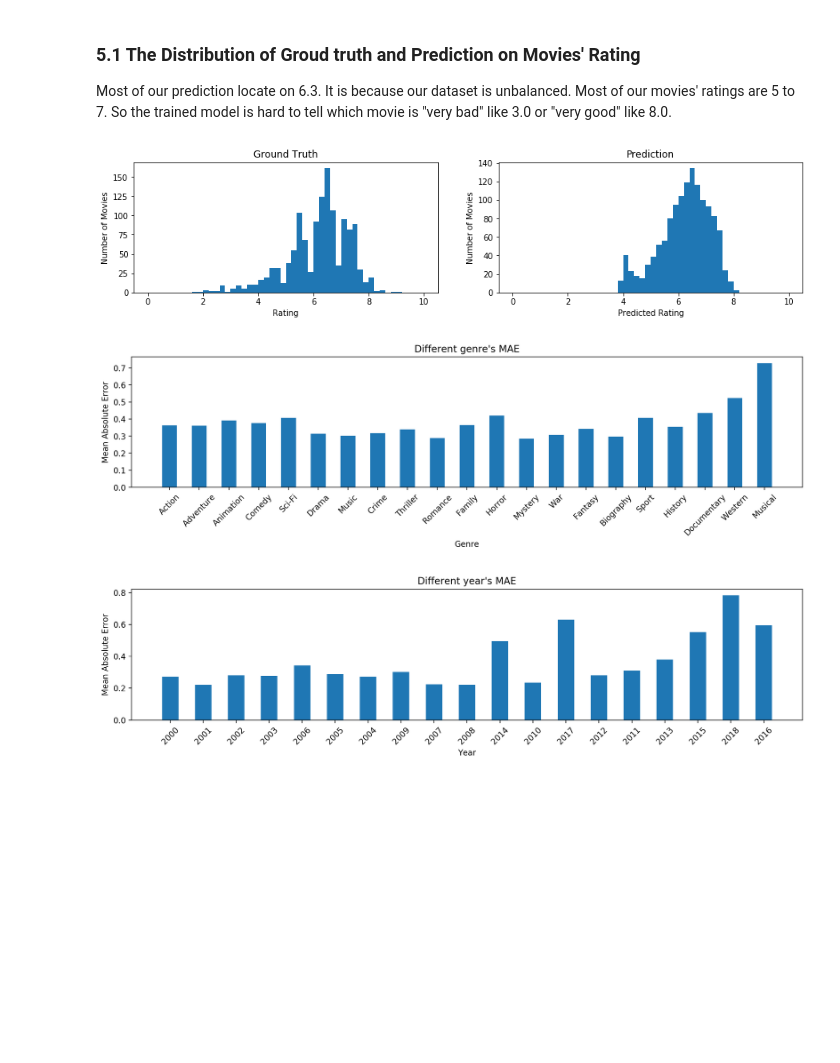
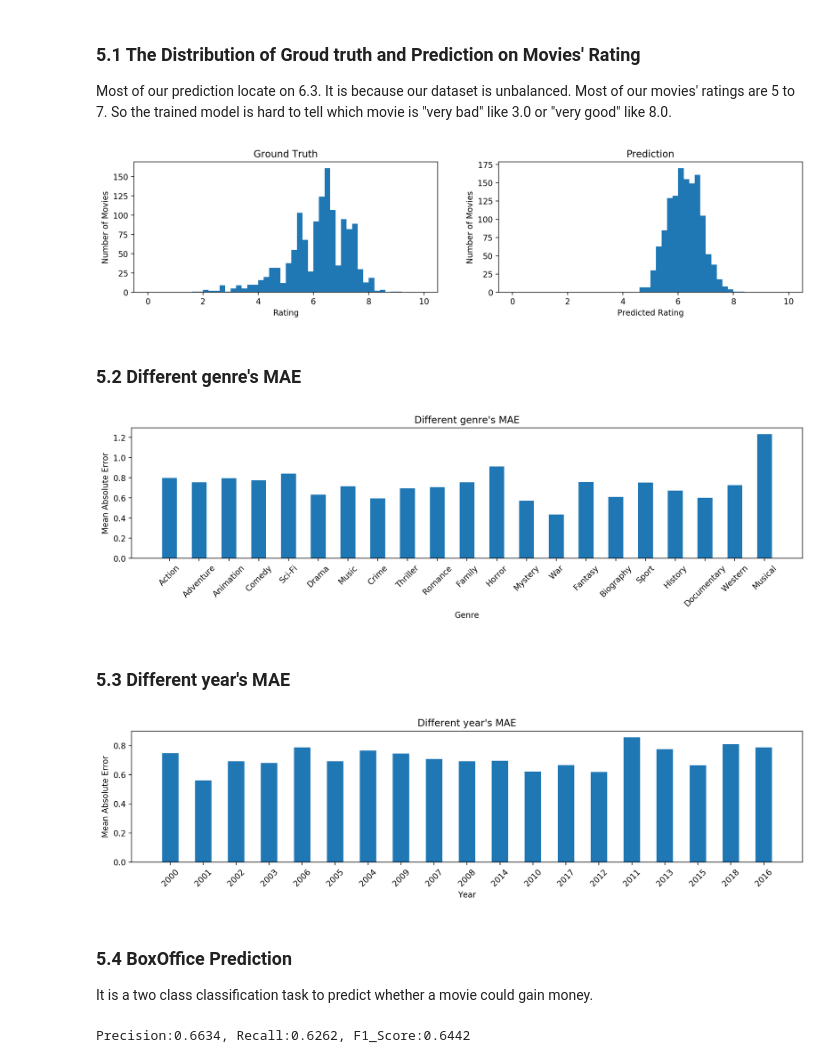
Before and after one commit to pupboss/CE7454-Project-Fall2019, a Jupyter notebook: notebook/notebook.ipynb, the cells around one changed output. Drawn from its saved outputs; the diff is of its cells as text; code cells hidden in the pictures; blank space fills up the shorter version.

```diff
--- a/notebook/notebook.ipynb
+++ b/notebook/notebook.ipynb
@@ -453,21 +437,33 @@ def val(val_loader, model):
 
     model.eval() # disable dropout
     loss = 0
+    lstm_gate_weight = 0
+    img_gate_weight = 0
     predict_rating_group = []
     with torch.no_grad(): # save memory
         for (rating, attributes, actor, writer, director, genre, seq, seq_len, img, profitable_label) in tqdm(val_loader):
 
-            predicted_rating = model(attributes, actor, writer, director, genre, seq, seq_len, img)
+            predicted_rating, lstm_gate, img_gate = model(attributes, actor, writer, director, genre, seq, seq_len, img)
 
             predicted_rating = predicted_rating.squeeze(1).detach().cpu().numpy()
+            lstm_gate = lstm_gate.detach().cpu().numpy()
+            img_gate = img_gate.detach().cpu().numpy()
+            lstm_gate_weight += lstm_gate
+            img_gate_weight += img_gate
             rating = rating.squeeze(1).detach().cpu().numpy()
             loss += abs(predicted_rating - rating).sum()
             predict_rating_group.append(predicted_rating)
 
-        print("Validation Result:{:.3f}".format(float(loss/(len(val_loader))/1)))
-    return predict_rating_group
+        Rating_MAE = float(loss/(len(val_loader))/1)
+        Rating_LSTM_GATE = float(lstm_gate_weight/(len(val_loader))/1)
+        Rating_CNN_GATE = float(img_gate_weight/(len(val_loader))/1)
+        print("Validation Result:{:.3f}".format(Rating_MAE))
+        print("LSTM Gate:{:.3f}".format(Rating_LSTM_GATE))
+        print("CNN Gate:{:.3f}".format(Rating_CNN_GATE))
 
-with open("../model/rating_model/lookuptable.pkl",'rb') as f:
+    return predict_rating_group, Rating_MAE, Rating_LSTM_GATE, Rating_CNN_GATE
+
+with open("../model/Proposed_Solution/lookuptable.pkl",'rb') as f:
     lookuptable = pickle.load(f)
 
 model = RatingModel(lookuptable.cal_len('actor'),
@@ -484,5 +480,5 @@ val_loader = DataLoader(IMDB("../data/val.tsv", lookuptable),
                         shuffle=False)
 
 predict_rating_group = []
-predict_rating_group = val(val_loader, model)
+predict_rating_group, Rating_MAE, Rating_LSTM_GATE, Rating_CNN_GATE = val(val_loader, model)
 # %% [output]
@@ -559,30 +563,32 @@ Pre: 0.877 , Recall: 0.868 , F1: 0.872
 Most of our prediction locate on 6.3. It is because our dataset is unbalanced. Most of our movies' ratings are 5 to 7. So the trained model is hard to tell which movie is "very bad" like 3.0 or "very good" like 8.0.
 # %%
 val = pd.read_csv("../data/val.tsv", sep='\t', index_col=0)
-plt.figure(figsize=(15,3))
+plt.figure(figsize=(15,3),dpi=200)
 plt.subplot(121)
 plt.hist(val['averageRating'], bins=50, range=(0,10))
 plt.title("Ground Truth")
 plt.xlabel("Rating")
 plt.ylabel("Number of Movies")
 
 predict_val = []
 for rating in predict_rating_group:
     rating = rating[0]
     predict_val.append(rating)
 val['predicted_rating'] = predict_val
 
 plt.subplot(122)
 plt.hist(val['predicted_rating'], bins=50, range=(0,10))
 plt.title("Prediction")
 plt.xlabel("Predicted Rating")
 plt.ylabel("Number of Movies")
 plt.show()
 # %% [output]
-[figure, old version]
+[figure, new version]
 # %%
 val.to_csv("../data/val_with_predicted_rating.tsv",sep='\t')
 val = pd.read_csv("../data/val_with_predicted_rating.tsv",sep='\t',index_col=0)
+# %% [markdown]
+### 5.2 Different genre's MAE
 # %%
 genres = {}
 for row in val.iterrows():
@@ -607,7 +613,9 @@ plt.xlabel("Genre")
 plt.ylabel("Mean Absolute Error")
 plt.show()
 # %% [output]
-[figure, old version]
+[figure, new version]
+# %% [markdown]
+### 5.3 Different year's MAE
 # %%
 years = {}
 for row in val.iterrows():
@@ -630,4 +638,12 @@ plt.xlabel("Year")
 plt.ylabel("Mean Absolute Error")
 plt.show()
 # %% [output]
-[figure, old version]
+[figure, new version]
+# %% [markdown]
+### 5.4 BoxOffice Prediction
+
+It is a two class classification task to predict whether a movie could gain money.
+# %%
+print("Precision:{:.4f}, Recall:{:.4f}, F1_Score:{:.4f}".format(Pre,Recall,F1_Score))
+# %% [output]
+Precision:0.6634, Recall:0.6262, F1_Score:0.6442
```
Also changed, not shown: parts of 7 cells of this notebook, 13 other files.
